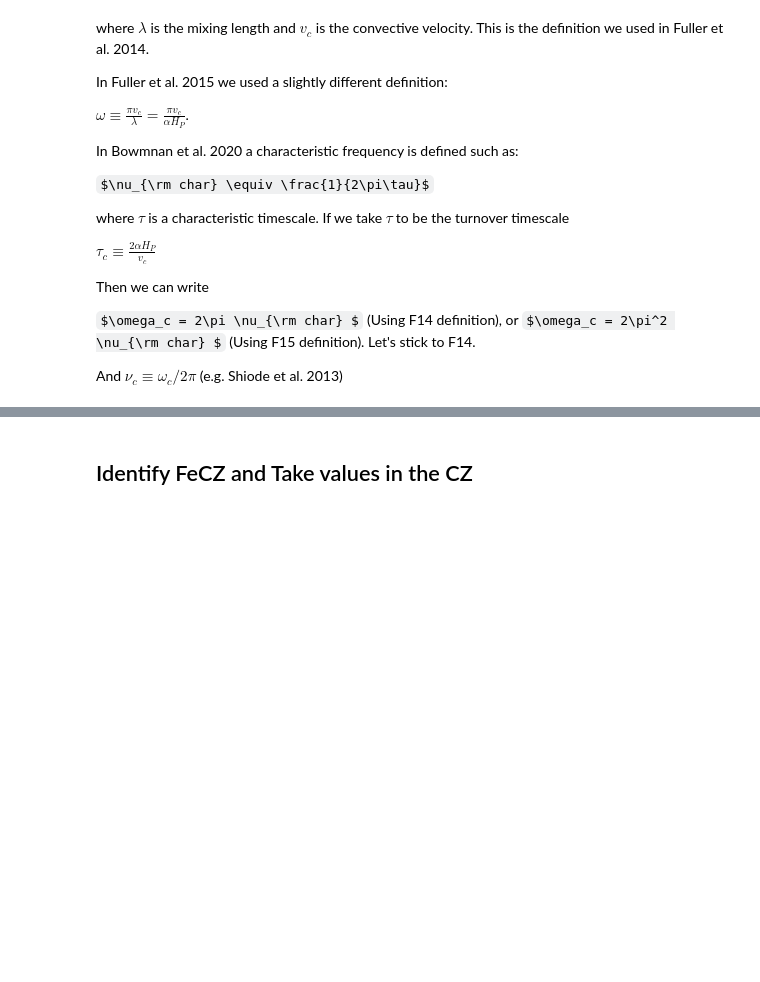
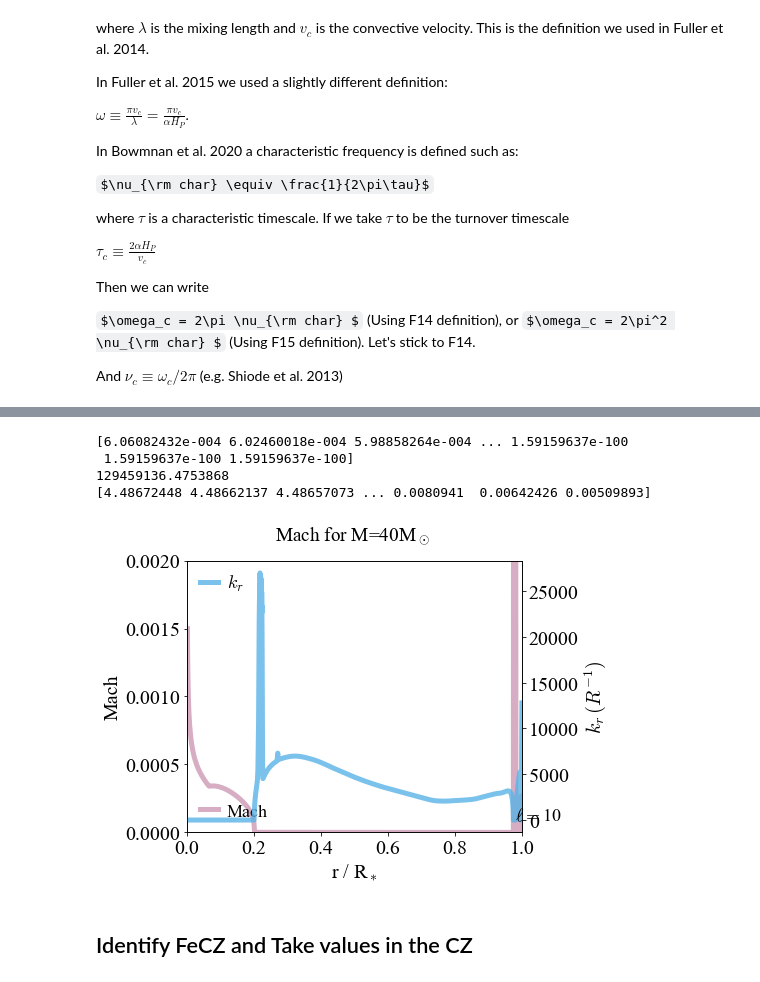
Before and after one commit to matteocantiello/rednoise, a Jupyter notebook: propagation_diagrams.ipynb, the cells around one changed output, grey strips where cells are left out. Saved outputs shown, nothing was run; the diff lists cells and outputs as text; code cells hidden in the pictures; some formulas as TeX source; blank space fills up the shorter version.

```diff
--- a/propagation_diagrams.ipynb
+++ b/propagation_diagrams.ipynb
@@ -250,3 +266,79 @@ plt.savefig("Propagation10Msun_zoom.pdf")
+# %%
+fig, ax1 = plt.subplots()
+ell=10
+
+
+# Calculate F0
+
+N=brunt*muhz
+print(N)
+rho=10**mesa.logRho
+F0=0.5*rho*(rsun*mesa.radius)**3.0
+F0=F0*omega_core**2.0
+#F0=F0*(N**2.0 - omega_c**2.0)**0.5
+F0=F0*N
+F0_surf=F0[1] # Take surface value of F0
+print(F0[1])
+
+# Calculate Total Stellar Flux
+
+L=mesa.photosphere_L
+R=mesa.photosphere_r
+F=(L*lsun)/(4*pi*(R*rsun)**2.0)
+
+# Calculate Convective Flux
+vc=10**mesa.log_conv_vel
+Fc=rho*vc**3.0
+
+# Calculate IGW Flux
+mach=mesa.conv_vel_div_csound
+Figw=Fc*mach
+Figw_core= np.mean(Figw[i_core:])  # Take an average of Figw in the FeCZ
+
+
+
+
+R = mesa.radius
+ax1.plot(R/R[1],mach,linewidth=5, color=RED_PURPLE,alpha=0.8,label = r'Mach')
+ax1.set_ylabel(r'Mach')
+ax1.set_xlabel(r'r / R$_*$')
+ax1.set_xlim(0,1)
+ax1.set_ylim(0,1)
+legend1 = plt.legend(loc='lower left',fontsize=18,ncol=1)
+
+ax2=ax1.twinx()
+print(mesa.radius)
+# Calculate radial wavenumber
+kr = k_r(ell,brunt*muhz,omega_core,R)
+kh = k_h(ell,R)
+
+ax2.plot(R/R[1],np.log10(kr),linewidth=5, color=SKY_BLUE,alpha=0.8,label = r'$k_r$')
+#ax2.plot(R/R[1],kh,linewidth=3, color=ORANGE,alpha=0.8,label = r'$k_h$')
+#ax2.plot(mesa.radius/mesa.radius[1],np.log10((Figw/F)**0.5),linewidth=5, color=BLUE_GREEN,alpha=0.8,label = r'$\sqrt{F_{IGW}/F_{*}}$')
+
+
+xir= xi_r(ell,brunt*muhz,omega_core,R*rsun, rho, Figw_fecz)
+
+#ax2.plot(mesa.radius/mesa.radius[1],np.log10(kr*xir),linewidth=5, color=BLUE_GREEN,alpha=0.8,label = r'$\xi_r \, k_r$')
+#ax2.plot(R/R[1],xir/(R*rsun),linewidth=5, color=BLUE_GREEN,alpha=0.8,label = r'$\xi_r/ R $')
+#ax2.plot(R/R[1],kr*xir/(R*rsun),linewidth=3, color=BLACK,alpha=0.5,label = r'$\xi_r \, k_r$')
+legend2 = plt.legend(loc='upper left',fontsize=18,ncol=1)
+
+#ax2.set_xlim(0.75,1)
+#ax2.set_ylim(0,5)
+ax1.set_ylim(0,0.002)
+ax2.set_ylabel(r'$\lk_r \, (R^{-1})$')
+ax2.annotate('$\ell = $'+str(ell),(0.98,4.5), fontsize=18)
+
+#plt.ylabel(r'$\log \sqrt{F_{IGW}/F_0}$')
+plt.title(r'Mach for M=40M$_\odot$ ') #X$_c$=0.68
+plt.savefig("Fluxes_mach_core_40Msun.pdf")
+# %% [output]
+[6.06082432e-004 6.02460018e-004 5.98858264e-004 ... 1.59159637e-100
+ 1.59159637e-100 1.59159637e-100]
+129459136.4753868
+[4.48672448 4.48662137 4.48657073 ... 0.0080941  0.00642426 0.00509893]
+[figure, added]
 # %% [markdown]
 ## Identify FeCZ and Take values in the CZ
 # %%
```
Also changed, not shown: parts of 4 cells of this notebook.
